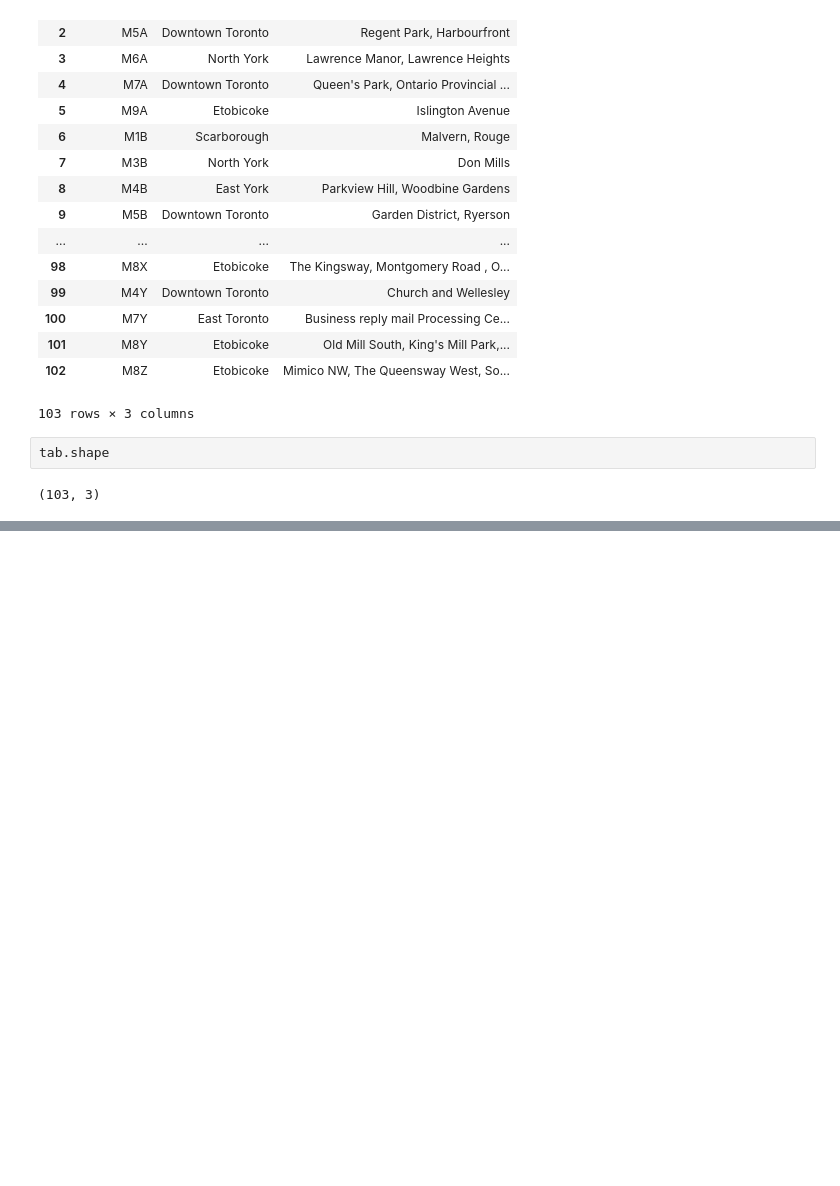
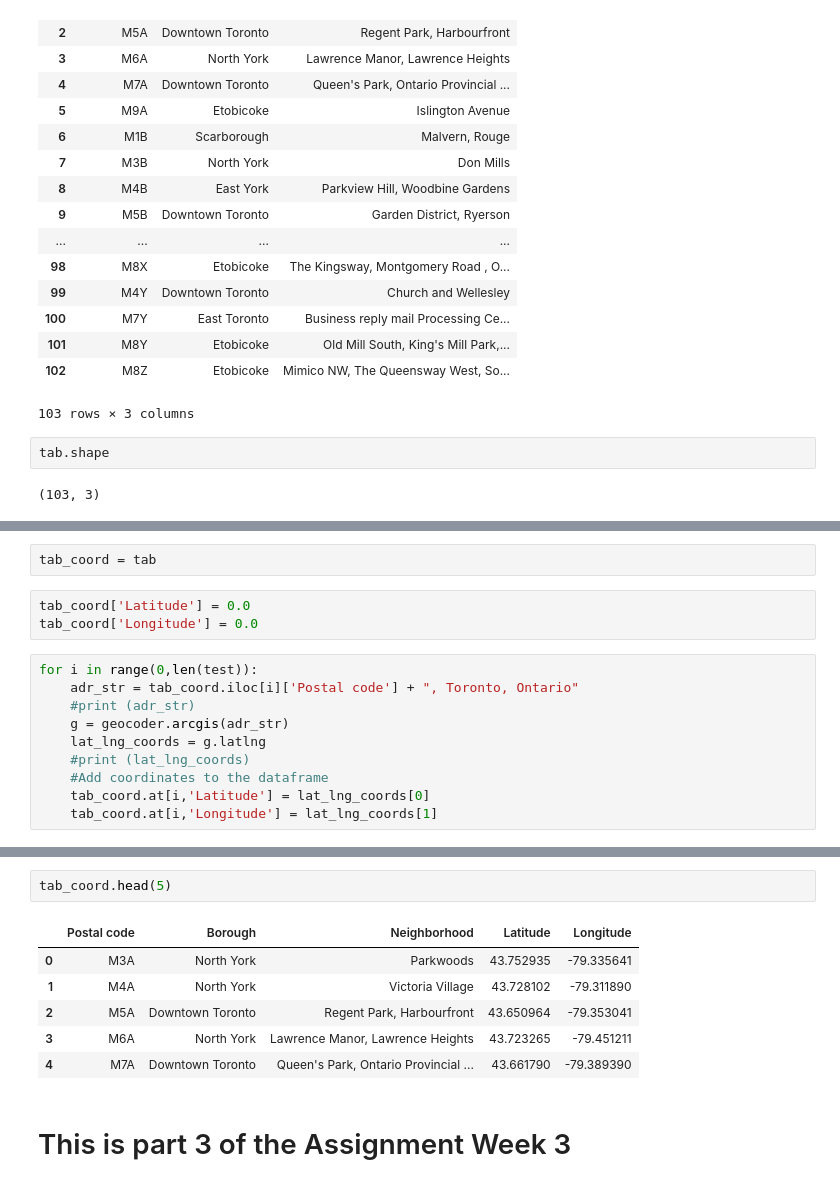
Before and after one commit to AnMarsch/Coursera_Capstone, a Jupyter notebook: Capstone Project Week 3.ipynb, the cells around one changed output, grey strips where cells are left out. Saved outputs shown, nothing was run; the diff lists cells and outputs as text; blank space fills up the shorter version.

```diff
--- a/Capstone Project Week 3.ipynb
+++ b/Capstone Project Week 3.ipynb
@@ -192,0 +214,15 @@ tab.shape
+# %%
+tab_coord = tab
+# %%
+tab_coord['Latitude'] = 0.0
+tab_coord['Longitude'] = 0.0
+# %%
+for i in range(0,len(test)):
+    adr_str = tab_coord.iloc[i]['Postal code'] + ", Toronto, Ontario"
+    #print (adr_str)
+    g = geocoder.arcgis(adr_str)
+    lat_lng_coords = g.latlng
+    #print (lat_lng_coords)
+    #Add coordinates to the dataframe
+    tab_coord.at[i,'Latitude'] = lat_lng_coords[0]
+    tab_coord.at[i,'Longitude'] = lat_lng_coords[1]
@@ -192,0 +247,11 @@ tab.shape
+# %%
+tab_coord.head(5)
+# %% [output]
+|  | Postal code | Borough | Neighborhood | Latitude | Longitude |
+| 0 | M3A | North York | Parkwoods | 43.752935 | -79.335641 |
+| 1 | M4A | North York | Victoria Village | 43.728102 | -79.311890 |
+| 2 | M5A | Downtown Toronto | Regent Park, Harbourfront | 43.650964 | -79.353041 |
+| 3 | M6A | North York | Lawrence Manor, Lawrence Heights | 43.723265 | -79.451211 |
+| 4 | M7A | Downtown Toronto | Queen's Park, Ontario Provincial ... | 43.661790 | -79.389390 |
+# %% [markdown]
+# This is part 3 of the Assignment Week 3
```
Also changed, not shown: parts of 4 cells of this notebook.
